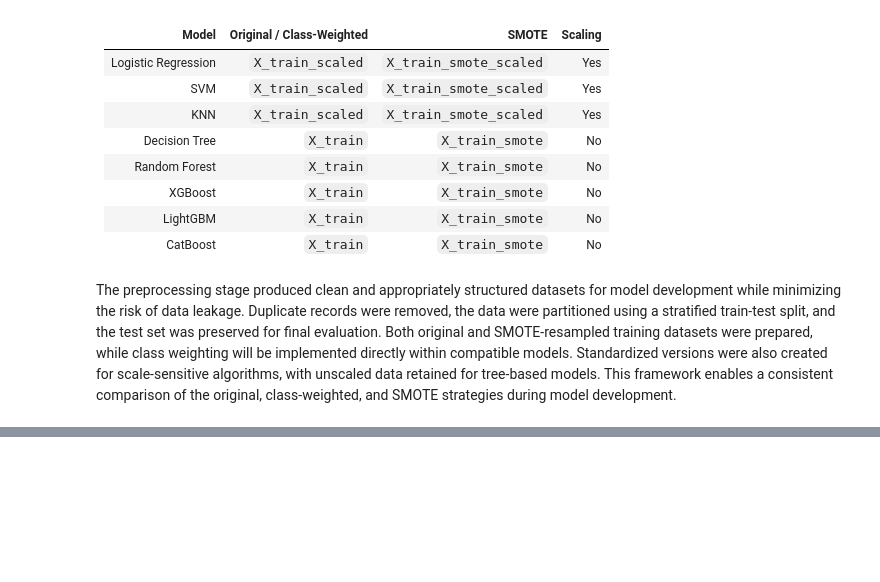
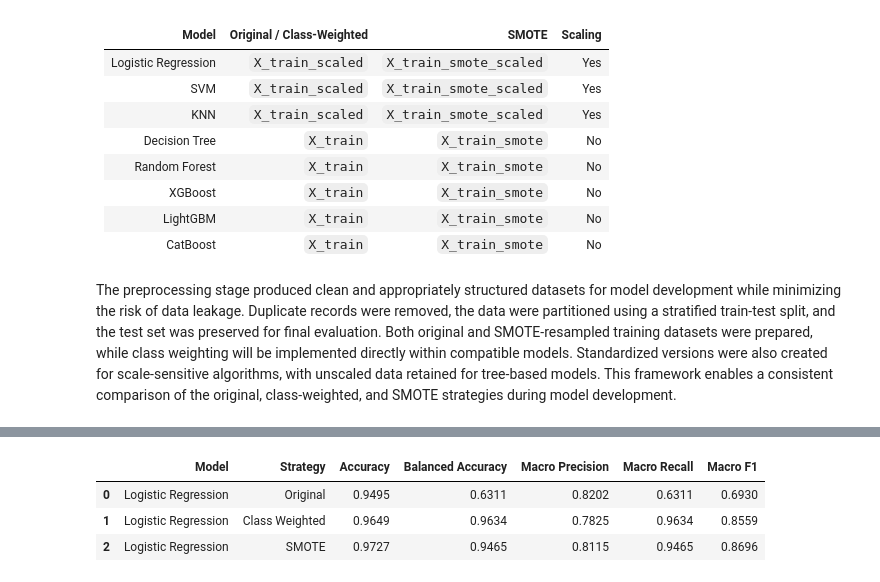
Before and after one commit to byegond-beep/Multi-class-Thyroid-Disease-Classification, a Jupyter notebook: notebook.ipynb, the cells around one changed output, grey strips where cells are left out. Drawn from its saved outputs; the diff is of its cells as text; code cells hidden in the pictures; blank space fills up the shorter version.

```diff
--- a/notebook.ipynb
+++ b/notebook.ipynb
@@ -1298,0 +1354,60 @@ The preprocessing stage produced clean and appropriately structured datasets for
+# %%
+# Logistic Regression variants
+lr_models = {
+    "Original": LogisticRegression(
+        max_iter=1000,
+        random_state=42
+    ),
+
+    "Class Weighted": LogisticRegression(
+        class_weight="balanced",
+        max_iter=1000,
+        random_state=42
+    ),
+
+    "SMOTE": LogisticRegression(
+        max_iter=1000,
+        random_state=42
+    )
+}
+
+# Store predictions for later analysis
+lr_predictions = {}
+
+# Train and evaluate each variant
+for strategy, model in lr_models.items():
+
+    if strategy == "SMOTE":
+        X_fit = X_train_smote_scaled
+        y_fit = y_train_smote
+    else:
+        X_fit = X_train_scaled
+        y_fit = y_train
+
+    # Train model
+    model.fit(X_fit, y_fit)
+
+    # Evaluate model
+    results, predictions = evaluate_model(
+        model,
+        X_test_scaled,
+        y_test,
+        "Logistic Regression",
+        strategy
+    )
+
+    model_results.append(results)
+    lr_predictions[strategy] = predictions
+
+# Compare Logistic Regression variants
+lr_comparison = pd.DataFrame([
+    result for result in model_results
+    if result["Model"] == "Logistic Regression"
+])
+
+lr_comparison.round(4)
+# %% [output]
+|  | Model | Strategy | Accuracy | Balanced Accuracy | Macro Precision | Macro Recall | Macro F1 |
+| 0 | Logistic Regression | Original | 0.9495 | 0.6311 | 0.8202 | 0.6311 | 0.6930 |
+| 1 | Logistic Regression | Class Weighted | 0.9649 | 0.9634 | 0.7825 | 0.9634 | 0.8559 |
+| 2 | Logistic Regression | SMOTE | 0.9727 | 0.9465 | 0.8115 | 0.9465 | 0.8696 |
```
Also changed, not shown: parts of 11 cells of this notebook.
